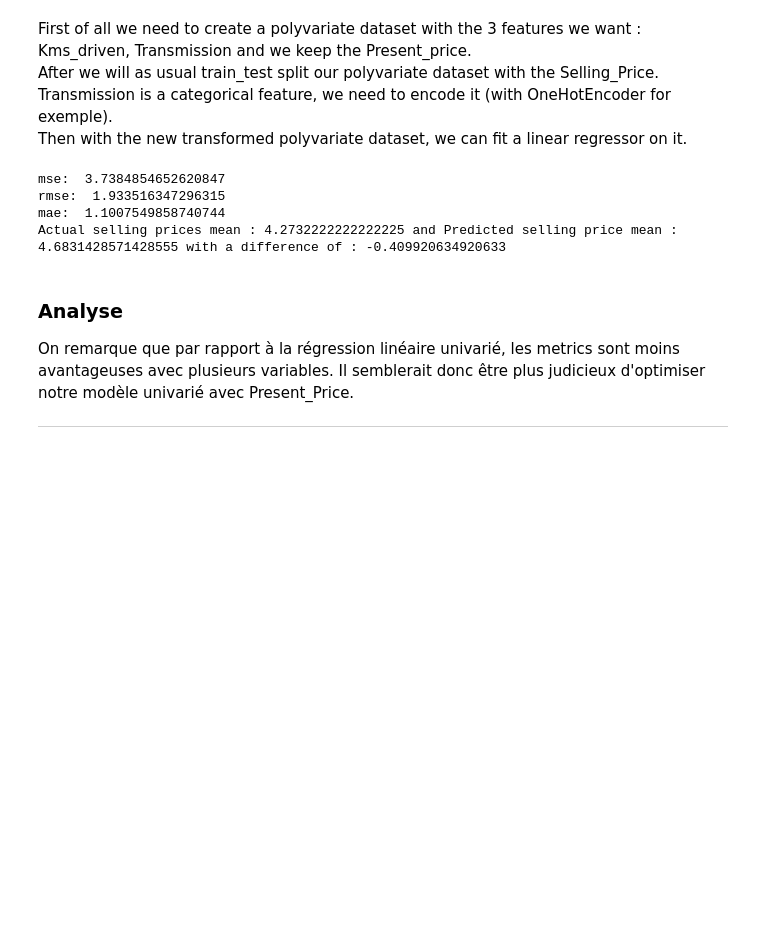
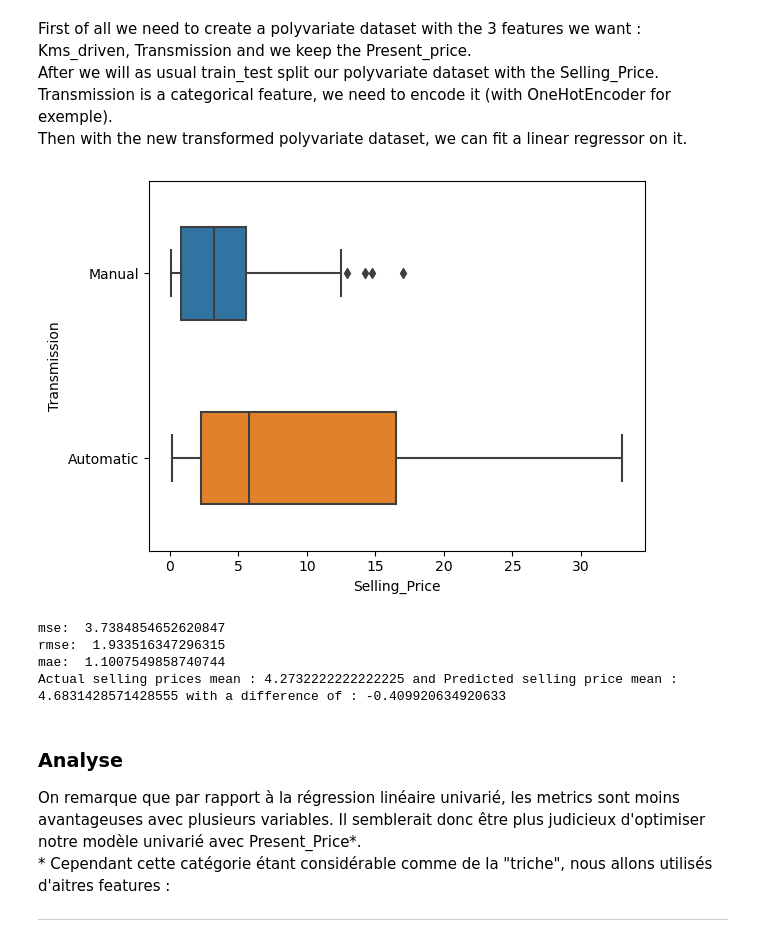
Before and after one commit to alexandre-assad/new-car, a Jupyter notebook: notebooks/exploratory-analysis.ipynb, the cells around one changed output. Cells and saved outputs as stored; diff of their text form; code cells hidden in the pictures; blank space fills up the shorter version.

Commit message:
:feat: adding some history charts that i could use in my analysis

```diff
--- a/notebooks/exploratory-analysis.ipynb
+++ b/notebooks/exploratory-analysis.ipynb
@@ -300,6 +300,11 @@ First of all we need to create a polyvariate dataset with the 3 features we want
 After we will as usual train_test split our polyvariate dataset with the Selling_Price.
 Transmission is a categorical feature, we need to encode it (with OneHotEncoder for exemple).
 Then with the new transformed polyvariate dataset, we can fit a linear regressor on it.
+# %%
+sns.boxplot(data=dataframe, x="Selling_Price", y="Transmission", width=.5)
+plt.show()
+# %% [output]
+[figure, added]
 # %%
 chosen_features = ['Present_Price', 'Kms_Driven', 'Transmission']
 polyvariate_dataset, selling_price = dataframe.drop(columns=[column for column in dataframe.columns if column not in chosen_features]), dataframe["Selling_Price"]
@@ -326,5 +331,6 @@ mae:  1.1007549858740744
 Actual selling prices mean : 4.2732222222222225 and Predicted selling price mean : 4.6831428571428555 with a difference of : -0.409920634920633
 # %% [markdown]
 ### Analyse
-On remarque que par rapport à la régression linéaire univarié, les metrics sont moins avantageuses avec plusieurs variables. Il semblerait donc être plus judicieux d'optimiser notre modèle univarié avec Present_Price.
+On remarque que par rapport à la régression linéaire univarié, les metrics sont moins avantageuses avec plusieurs variables. Il semblerait donc être plus judicieux d'optimiser notre modèle univarié avec Present_Price*.
+\* Cependant cette catégorie étant considérable comme de la "triche", nous allons utilisés d'aitres features :
 ***
```
Also changed, not shown: parts of 1 cell of this notebook, 3 other files.
